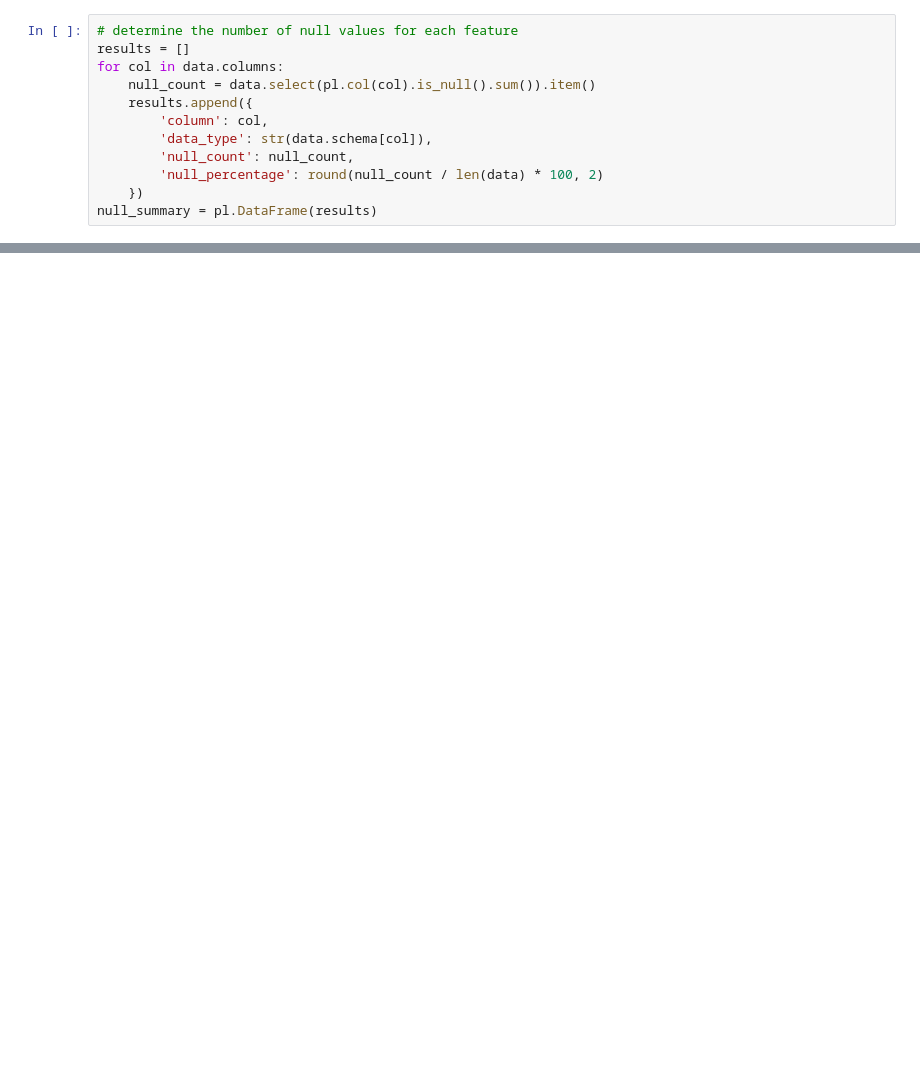
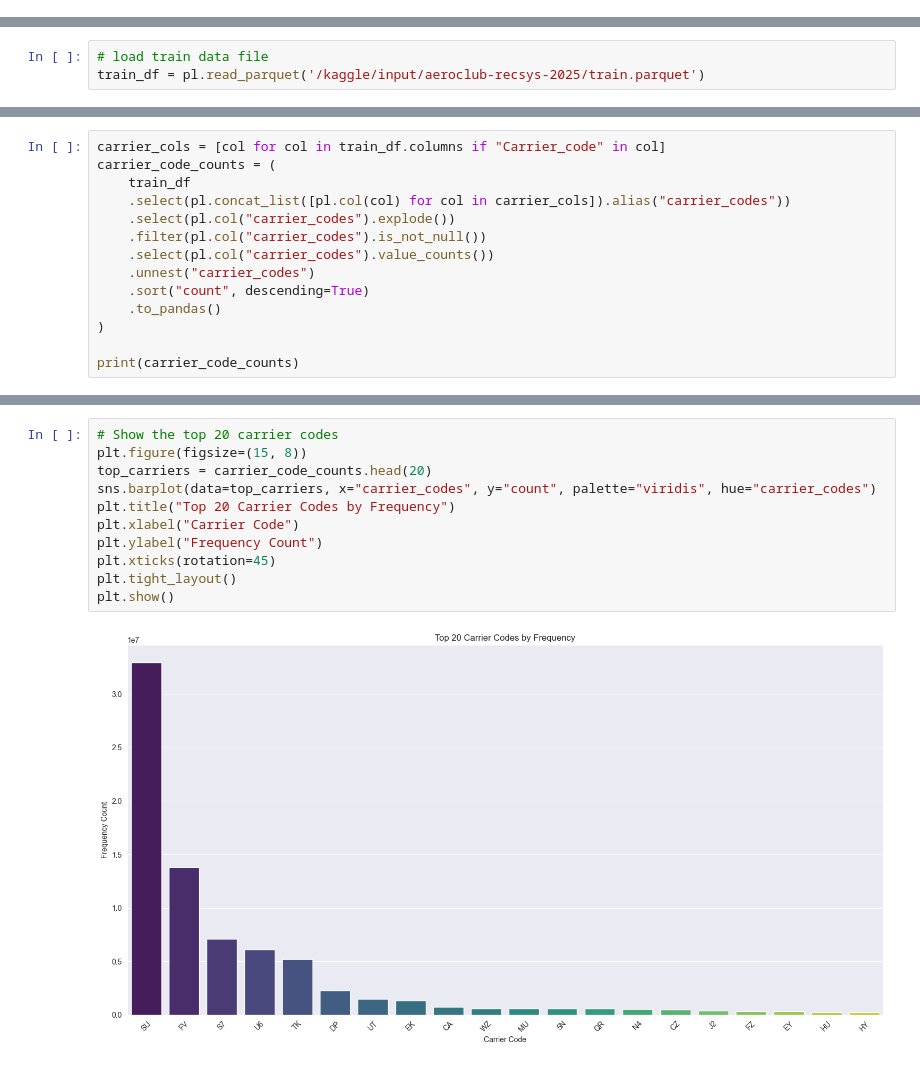
Before and after one commit to jfroggatt/aeroclub_recsys_2025, a Jupyter notebook: aeroclub_recsys.ipynb, the cells around one changed output, grey strips where cells are left out. Cells and saved outputs as stored; diff of their text form; blank space fills up the shorter version.

```diff
--- a/aeroclub_recsys.ipynb
+++ b/aeroclub_recsys.ipynb
@@ -94,12 +0,0 @@ data.shape
-# %%
-# determine the number of null values for each feature
-results = []
-for col in data.columns:
-    null_count = data.select(pl.col(col).is_null().sum()).item()
-    results.append({
-        'column': col,
-        'data_type': str(data.schema[col]),
-        'null_count': null_count,
-        'null_percentage': round(null_count / len(data) * 100, 2)
-    })
-null_summary = pl.DataFrame(results)
@@ -1080,0 +70,3 @@ Num Clusters         30           27           -3
+# %%
+# load train data file
+train_df = pl.read_parquet('/kaggle/input/aeroclub-recsys-2025/train.parquet')
@@ -1080,0 +349,14 @@ Num Clusters         30           27           -3
+# %%
+carrier_cols = [col for col in train_df.columns if "Carrier_code" in col]
+carrier_code_counts = (
+    train_df
+    .select(pl.concat_list([pl.col(col) for col in carrier_cols]).alias("carrier_codes"))
+    .select(pl.col("carrier_codes").explode())
+    .filter(pl.col("carrier_codes").is_not_null())
+    .select(pl.col("carrier_codes").value_counts())
+    .unnest("carrier_codes")
+    .sort("count", descending=True)
+    .to_pandas()
+)
+
+print(carrier_code_counts)
@@ -1080,0 +378,13 @@ Num Clusters         30           27           -3
+# %%
+# Show the top 20 carrier codes
+plt.figure(figsize=(15, 8))
+top_carriers = carrier_code_counts.head(20)
+sns.barplot(data=top_carriers, x="carrier_codes", y="count", palette="viridis", hue="carrier_codes")
+plt.title("Top 20 Carrier Codes by Frequency")
+plt.xlabel("Carrier Code")
+plt.ylabel("Frequency Count")
+plt.xticks(rotation=45)
+plt.tight_layout()
+plt.show()
+# %% [output]
+[figure, added]
```
Also changed, not shown: parts of 163 cells of this notebook, 5 other files.
